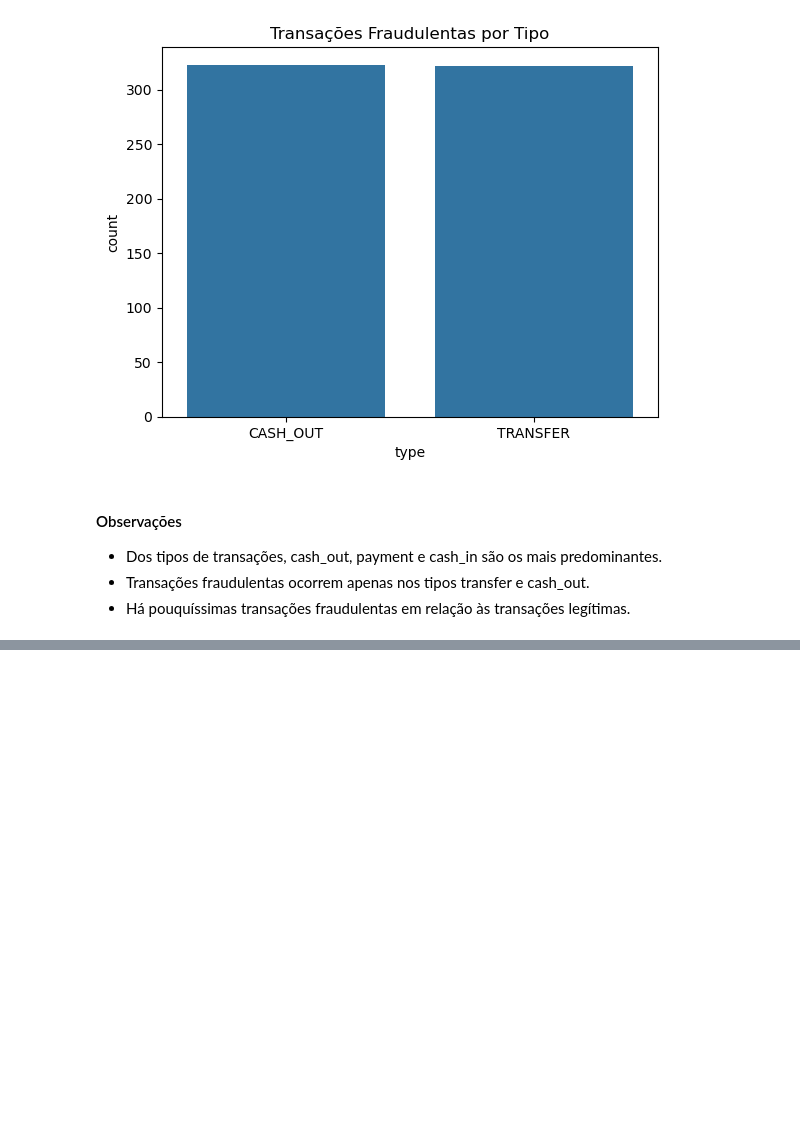
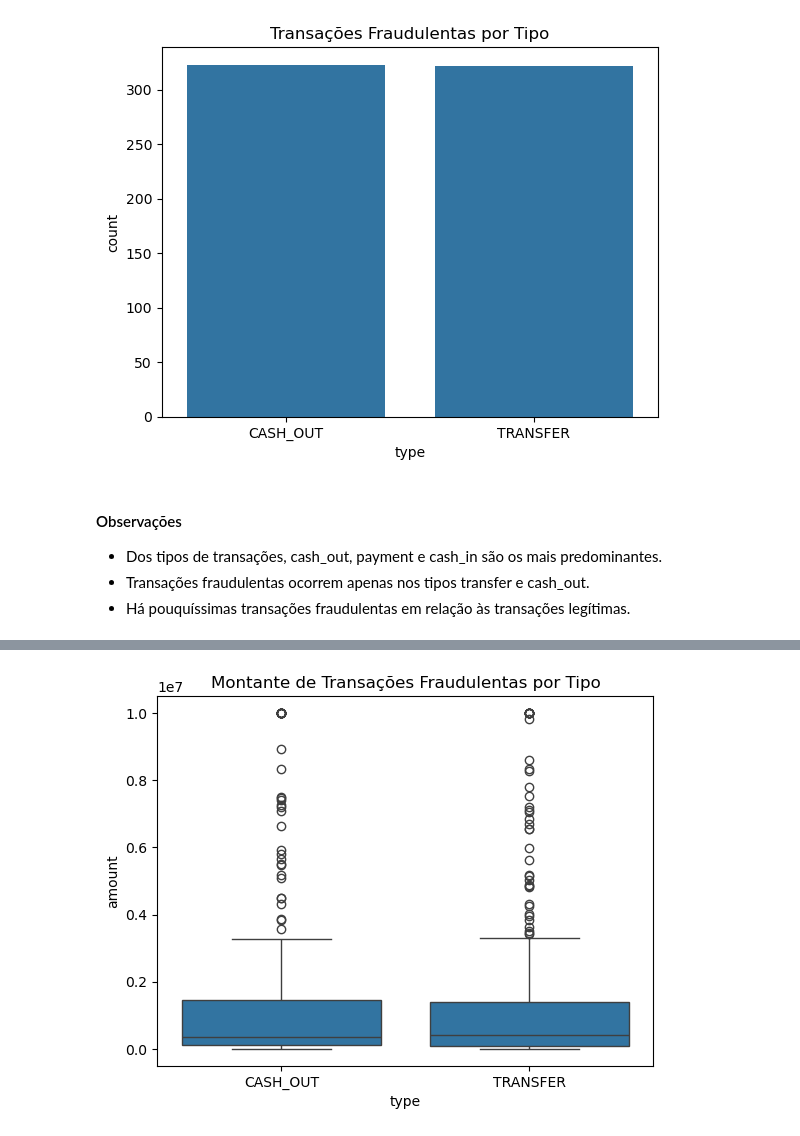
Before and after one commit to RodrigoD4v/fraudulent-transactions, a Jupyter notebook: notebooks/02_01_eda.ipynb, the cells around one changed output, grey strips where cells are left out. Saved outputs shown, nothing was run; the diff lists cells and outputs as text; code cells hidden in the pictures; blank space fills up the shorter version.

```diff
--- a/notebooks/02_01_eda.ipynb
+++ b/notebooks/02_01_eda.ipynb
@@ -111,0 +118,6 @@ plt.show()
+# %%
+sns.boxplot(x='type', y='amount', data=df[df['isFraud']==1])
+plt.title('Montante de Transações Fraudulentas por Tipo')
+plt.show()
+# %% [output]
+[figure, added]
```
Also changed, not shown: parts of 9 cells of this notebook.
